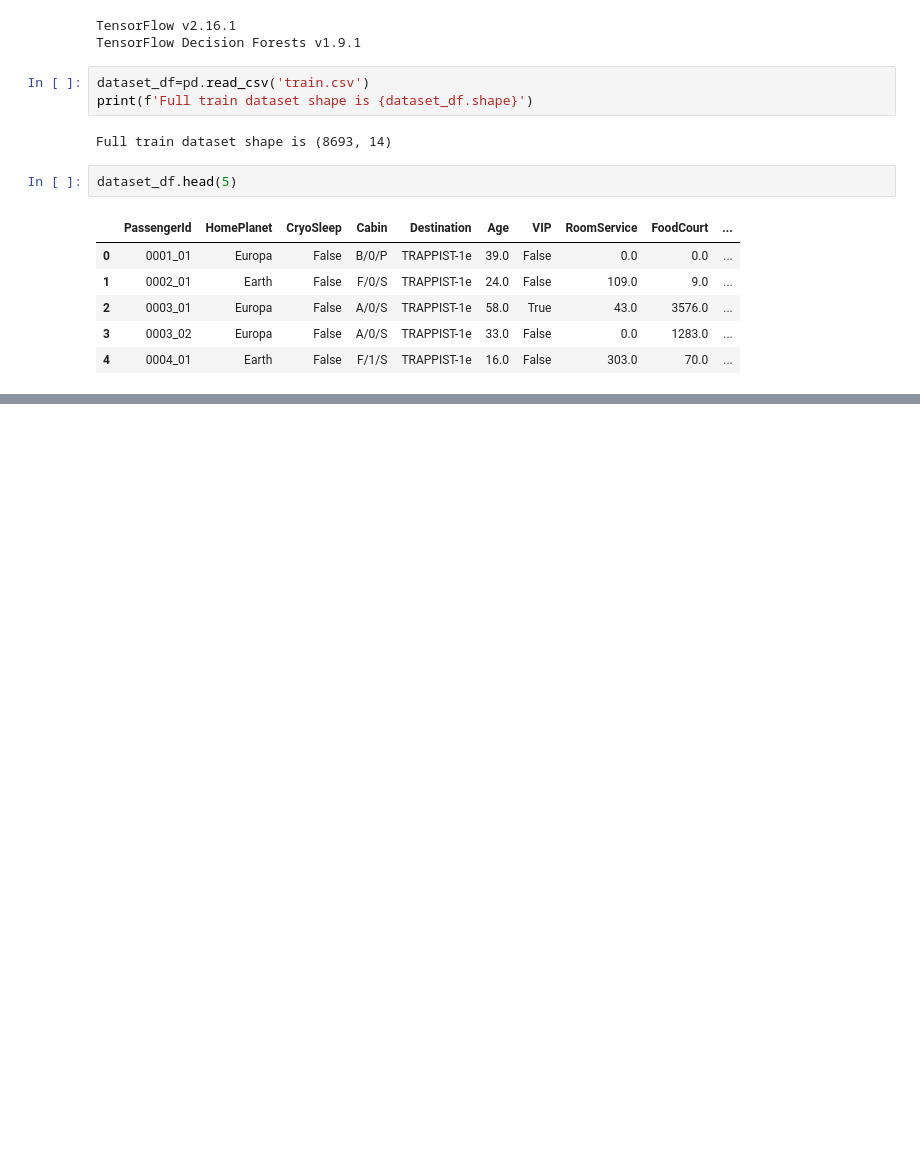
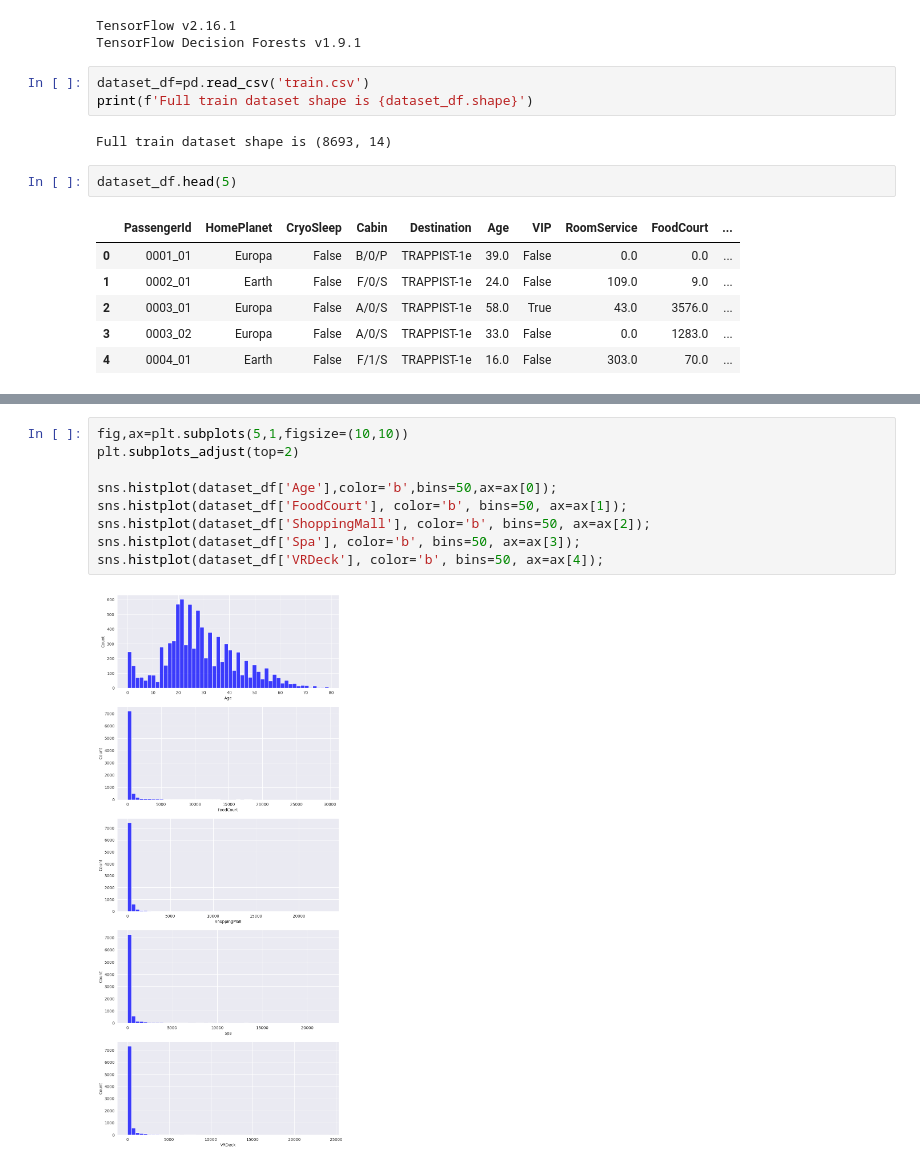
Before and after one commit to cangqiongyishao/KaggleCompetition, a Jupyter notebook: Spaceship Titanic/Spaceship Titanic with TFDF.ipynb, the cells around one changed output, grey strips where cells are left out. Drawn from its saved outputs; the diff is of its cells as text; blank space fills up the shorter version.

```diff
--- a/Spaceship Titanic/Spaceship Titanic with TFDF.ipynb
+++ b/Spaceship Titanic/Spaceship Titanic with TFDF.ipynb
@@ -32,0 +71,11 @@ dataset_df.head(5)
+# %%
+fig,ax=plt.subplots(5,1,figsize=(10,10))
+plt.subplots_adjust(top=2)
+
+sns.histplot(dataset_df['Age'],color='b',bins=50,ax=ax[0]);
+sns.histplot(dataset_df['FoodCourt'], color='b', bins=50, ax=ax[1]);
+sns.histplot(dataset_df['ShoppingMall'], color='b', bins=50, ax=ax[2]);
+sns.histplot(dataset_df['Spa'], color='b', bins=50, ax=ax[3]);
+sns.histplot(dataset_df['VRDeck'], color='b', bins=50, ax=ax[4]);
+# %% [output]
+[figure, added]
```
Also changed, not shown: parts of 12 cells of this notebook.
